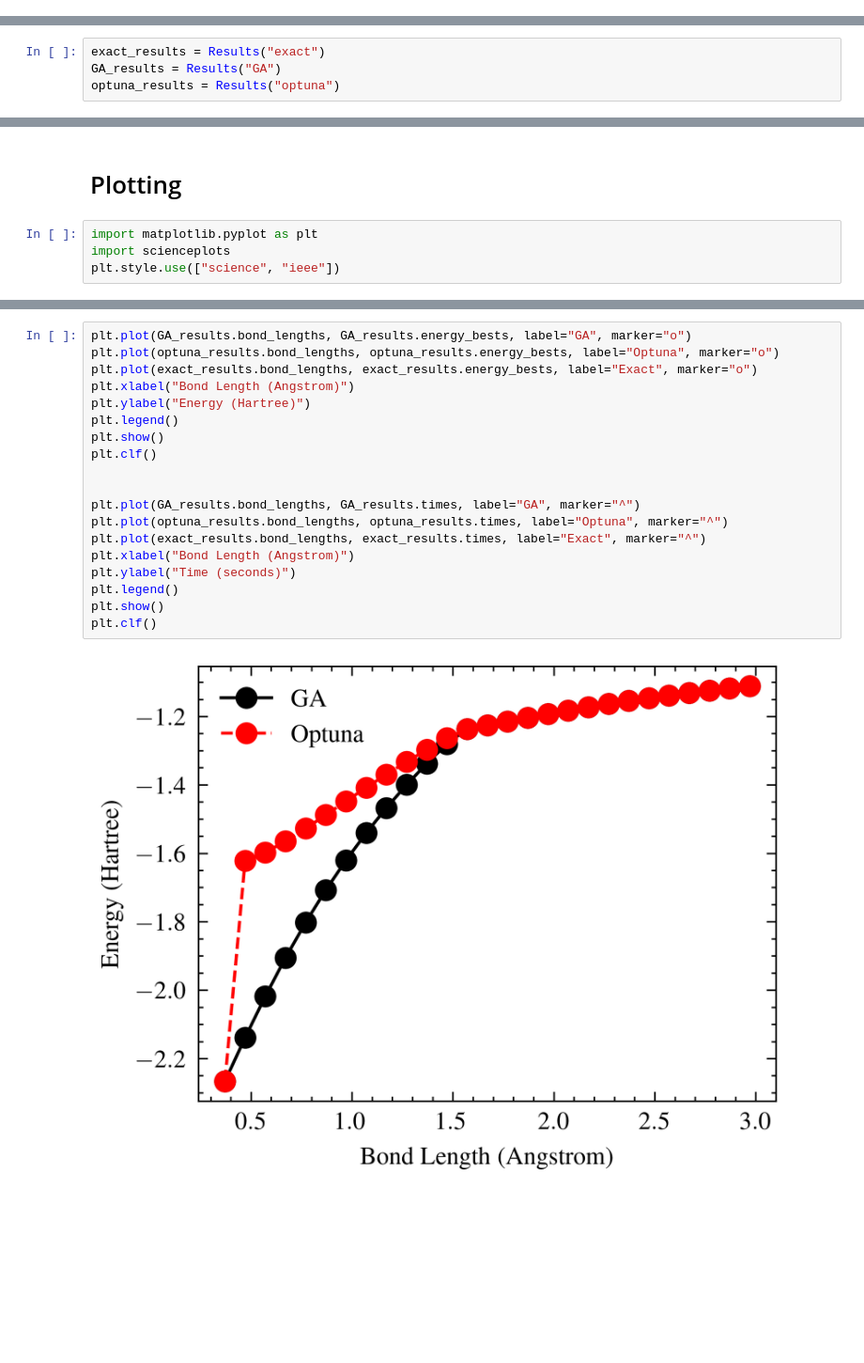
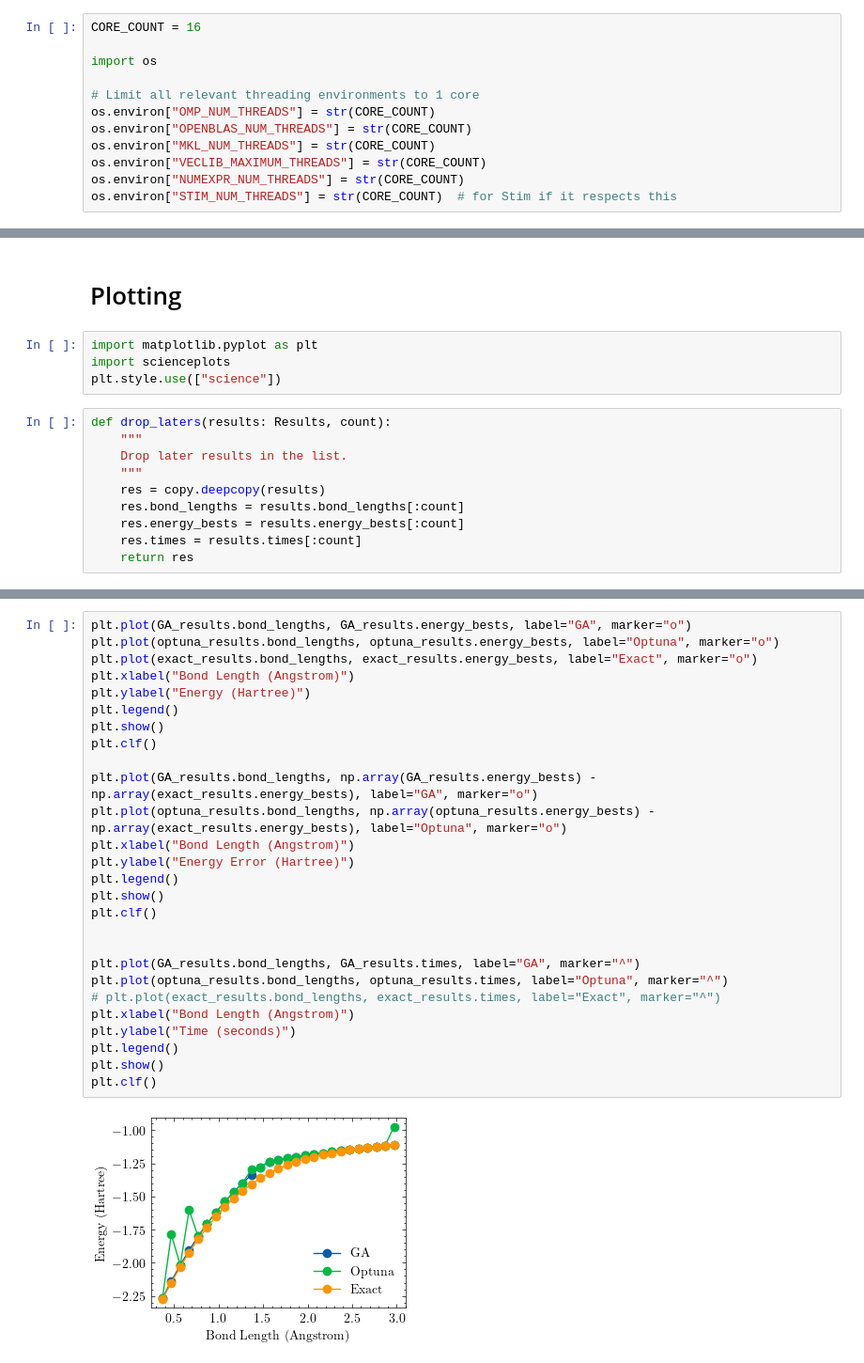
Before and after one commit to FlaneTern/clapton, a Jupyter notebook: examples/cafqa-opt-2.ipynb, the cells around one changed output, grey strips where cells are left out. Shown at 94% size. Drawn from its saved outputs; the diff is of its cells as text; blank space fills up the shorter version.

Commit message:
messy. a lot of optuna and nevergrad optimizers. vns and lns. lns is good

```diff
--- a/examples/cafqa-opt-2.ipynb
+++ b/examples/cafqa-opt-2.ipynb
@@ -1,3 +1,15 @@
+# %%
+CORE_COUNT = 16
+
+import os
+
+# Limit all relevant threading environments to 1 core
+os.environ["OMP_NUM_THREADS"] = str(CORE_COUNT)
+os.environ["OPENBLAS_NUM_THREADS"] = str(CORE_COUNT)
+os.environ["MKL_NUM_THREADS"] = str(CORE_COUNT)
+os.environ["VECLIB_MAXIMUM_THREADS"] = str(CORE_COUNT)
+os.environ["NUMEXPR_NUM_THREADS"] = str(CORE_COUNT)
+os.environ["STIM_NUM_THREADS"] = str(CORE_COUNT)  # for Stim if it respects this
 # %%
 import sys
 sys.path.append("../")
@@ -19,4 +32,0 @@ from qiskit_nature.second_q.problems import ElectronicStructureProblem
-# %%
-exact_results = Results("exact")
-GA_results = Results("GA")
-optuna_results = Results("optuna")
@@ -130,4 +208,14 @@ Name: GA
 # %%
 import matplotlib.pyplot as plt
 import scienceplots
-plt.style.use(["science", "ieee"])
+plt.style.use(["science"])
+# %%
+def drop_laters(results: Results, count):
+    """
+    Drop later results in the list.
+    """
+    res = copy.deepcopy(results)
+    res.bond_lengths = results.bond_lengths[:count]
+    res.energy_bests = results.energy_bests[:count]
+    res.times = results.times[:count]
+    return res
@@ -134,21 +296,29 @@ plt.style.use(["science", "ieee"])
 # %%
 plt.plot(GA_results.bond_lengths, GA_results.energy_bests, label="GA", marker="o")
 plt.plot(optuna_results.bond_lengths, optuna_results.energy_bests, label="Optuna", marker="o")
 plt.plot(exact_results.bond_lengths, exact_results.energy_bests, label="Exact", marker="o")
 plt.xlabel("Bond Length (Angstrom)")
 plt.ylabel("Energy (Hartree)")
 plt.legend()
 plt.show()
 plt.clf()
 
+plt.plot(GA_results.bond_lengths, np.array(GA_results.energy_bests) - np.array(exact_results.energy_bests), label="GA", marker="o")
+plt.plot(optuna_results.bond_lengths, np.array(optuna_results.energy_bests) - np.array(exact_results.energy_bests), label="Optuna", marker="o")
+plt.xlabel("Bond Length (Angstrom)")
+plt.ylabel("Energy Error (Hartree)")
+plt.legend()
+plt.show()
+plt.clf()
+
 
 plt.plot(GA_results.bond_lengths, GA_results.times, label="GA", marker="^")
 plt.plot(optuna_results.bond_lengths, optuna_results.times, label="Optuna", marker="^")
-plt.plot(exact_results.bond_lengths, exact_results.times, label="Exact", marker="^")
+# plt.plot(exact_results.bond_lengths, exact_results.times, label="Exact", marker="^")
 plt.xlabel("Bond Length (Angstrom)")
 plt.ylabel("Time (seconds)")
 plt.legend()
 plt.show()
 plt.clf()
 # %% [output]
-[figure, old version]
+[figure, new version]
```
Also changed, not shown: parts of 7 cells of this notebook, 9 other files.
